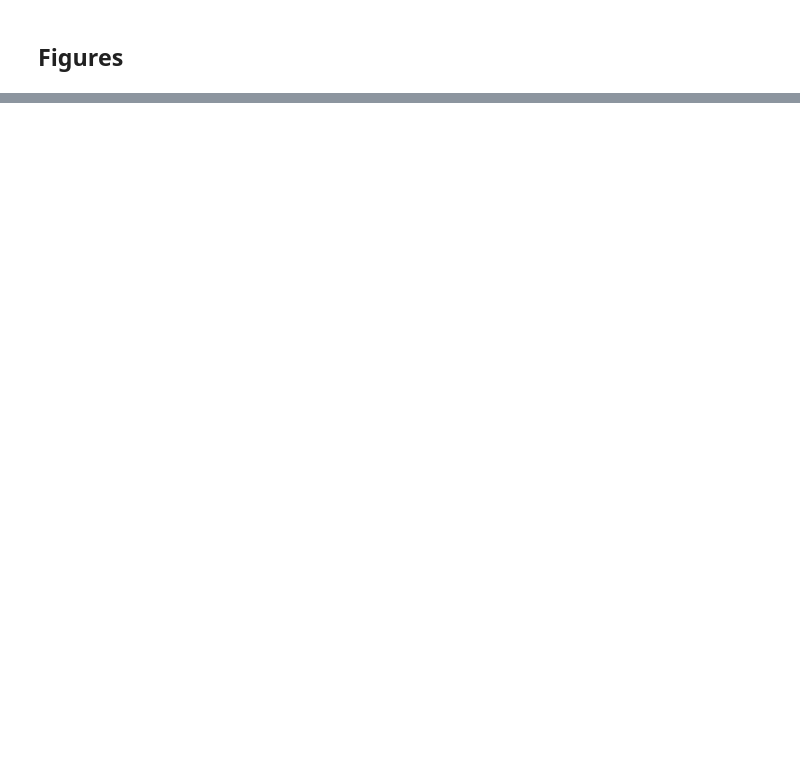
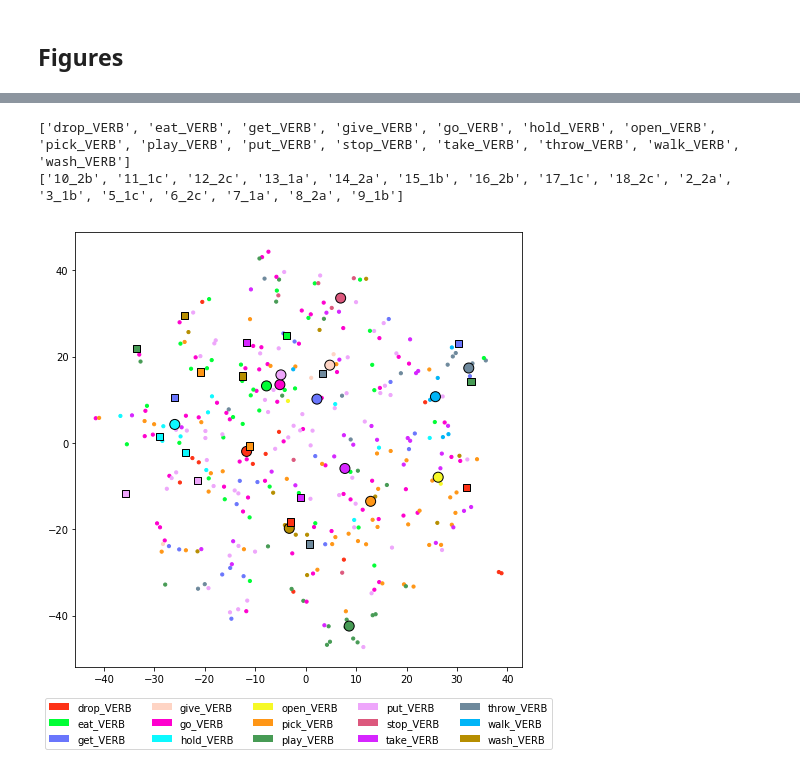
Before and after one commit to epavlick/gaila, a Jupyter notebook: site_visit/analysis_site_visit.ipynb, the cells around one changed output, grey strips where cells are left out. Saved outputs shown, nothing was run; the diff lists cells and outputs as text; code cells hidden in the pictures; blank space fills up the shorter version.

```diff
--- a/site_visit/analysis_site_visit.ipynb
+++ b/site_visit/analysis_site_visit.ipynb
@@ -708,47 +783,51 @@ print(red.shape)
 # %%
 plt.figure(figsize=(8,8))
 
-word_order = sorted(list(set(y_train)))
-part_order = sorted(list(set([e.split()[0] for e in meta])))
+word_order = sorted(list(set(train.y)))
+part_order = sorted(list(set([e.split()[0] for e in train.meta])))
 print(word_order)
 print(part_order)
-train_end = len(y_train)
-dev_end = train_end + len(y_dev)
+train_end = train.X.shape[0]
+dev_end = train_end + dev.X.shape[0]
 avg_train_end = dev_end + len(top_words)
 avg_dev_end = avg_train_end + len(top_words)
 
 color_by_word = True
 
 L = len(color_lst)
 
 # train words
 if color_by_word:
-    tr_colors = [color_lst[word_order.index(y)%L] for y in y_train]
-    dv_colors = [color_lst[word_order.index(y)%L] for y in y_dev]
+    tr_colors = [color_lst[word_order.index(y)%L] for y in train.y if y in word_order]
+    dv_colors = [color_lst[word_order.index(y)%L] for y in dev.y if y in word_order]
 else:
-    tr_colors = [color_lst[part_order.index(p.split()[0])%L] for p in m_train]
-    dv_colors = [color_lst[part_order.index(p.split()[0])%L] for p in m_dev]
+    tr_colors = [color_lst[part_order.index(p.split()[0])%L] for p in train.meta]
+    dv_colors = [color_lst[part_order.index(p.split()[0])%L] for p in dev.meta]
 
 plt.scatter(red[:train_end, 0], red[:train_end, 1], s=10, color=tr_colors)
 
 # centroids of train words
 if color_by_word:
     plt.scatter(red[dev_end:avg_train_end, 0], red[dev_end:avg_train_end, 1], s=100,
             color=[color_lst[word_order.index(y)%L] for y in top_words], linewidth=1, edgecolor='k')
 
 # dev words
-plt.scatter(red[train_end:dev_end, 0], red[train_end:dev_end, 1], s=30, color=dv_colors,
+plt.scatter(red[train_end:dev_end, 0], red[train_end:dev_end, 1], s=50, color=dv_colors,
             marker='s', linewidth=1, edgecolor='k')
 
 # centroids of dev words
 #plt.scatter(red[avg_train_end:, 0], red[avg_train_end:, 1], s=50,
 #            color=[color_lst[word_order.index(y)%L] for y in top_words], marker='s', linewidth=1, edgecolor='k')
 
 if color_by_word:
     legend_elements = [Patch(facecolor=color_lst[i%L], label=word_order[i]) for i in range(len(word_order))]
 else:
     legend_elements = [Patch(facecolor=color_lst[i%L], label=part_order[i]) for i in range(len(part_order))]
 plt.legend(handles=legend_elements, loc='lower center', ncol=5, bbox_to_anchor=(0.5, -0.2))
 
 plt.savefig("%s/big_scatter.pdf"%figdir, bbox_inches='tight')
 plt.show()
+# %% [output]
+['drop_VERB', 'eat_VERB', 'get_VERB', 'give_VERB', 'go_VERB', 'hold_VERB', 'open_VERB', 'pick_VERB', 'play_VERB', 'put_VERB', 'stop_VERB', 'take_VERB', 'throw_VERB', 'walk_VERB', 'wash_VERB']
+['10_2b', '11_1c', '12_2c', '13_1a', '14_2a', '15_1b', '16_2b', '17_1c', '18_2c', '2_2a', '3_1b', '5_1c', '6_2c', '7_1a', '8_2a', '9_1b']
+[figure, added]
```
Also changed, not shown: parts of 23 cells of this notebook, 1 other file.
